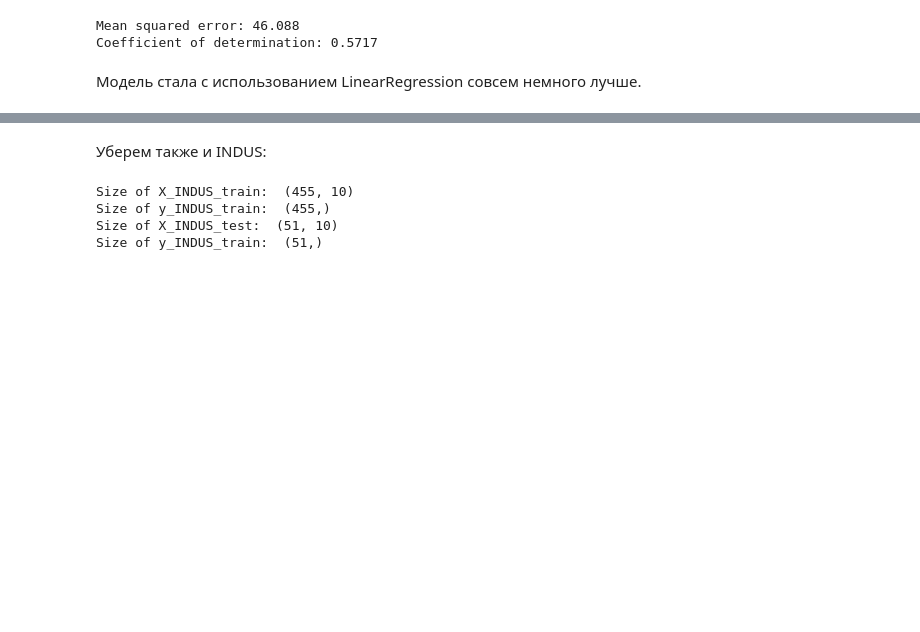
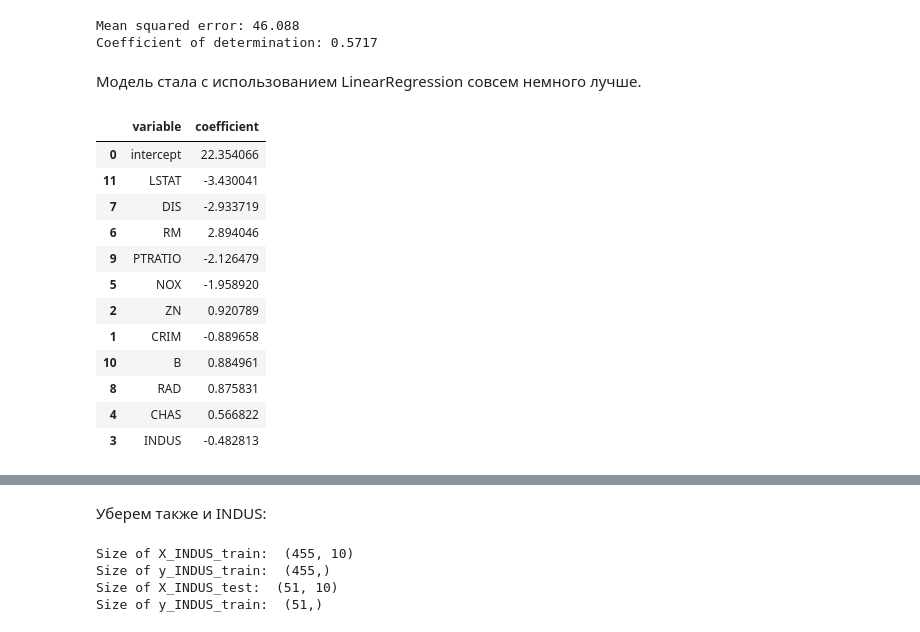
Before and after one commit to Freddsle/BI_ML_2021, a Jupyter notebook: l2_linmodels_GD/code/Linear_models.ipynb, the cells around one changed output, grey strips where cells are left out. Cells and saved outputs as stored; diff of their text form; code cells hidden in the pictures; blank space fills up the shorter version.

```diff
--- a/l2_linmodels_GD/code/Linear_models.ipynb
+++ b/l2_linmodels_GD/code/Linear_models.ipynb
@@ -791,6 +816,25 @@ Mean squared error: 46.088
 Coefficient of determination: 0.5717
 # %% [markdown]
 Модель стала с использованием LinearRegression совсем немного лучше.
+# %%
+coefficients = np.hstack((model_eAGE.intercept_, model_eAGE.coef_))
+coefficients_df = pd.DataFrame(data={'variable': ['intercept'] + list(X_train_sdf.drop(['TAX', 'AGE'], axis=1).columns),
+                                     'coefficient': coefficients})
+coefficients_df.sort_values(by='coefficient', ascending=False, key=lambda col: col.abs())
+# %% [output]
+|  | variable | coefficient |
+| 0 | intercept | 22.354066 |
+| 11 | LSTAT | -3.430041 |
+| 7 | DIS | -2.933719 |
+| 6 | RM | 2.894046 |
+| 9 | PTRATIO | -2.126479 |
+| 5 | NOX | -1.958920 |
+| 2 | ZN | 0.920789 |
+| 1 | CRIM | -0.889658 |
+| 10 | B | 0.884961 |
+| 8 | RAD | 0.875831 |
+| 4 | CHAS | 0.566822 |
+| 3 | INDUS | -0.482813 |
 # %%
 best_AGE_model = sm.OLS(y_train, sm.add_constant(X_AGE_train)).fit()
 y_best_AGE_pred = best_AGE_model.predict(sm.add_constant(X_AGE_test))
```
Also changed, not shown: parts of 12 cells of this notebook.
